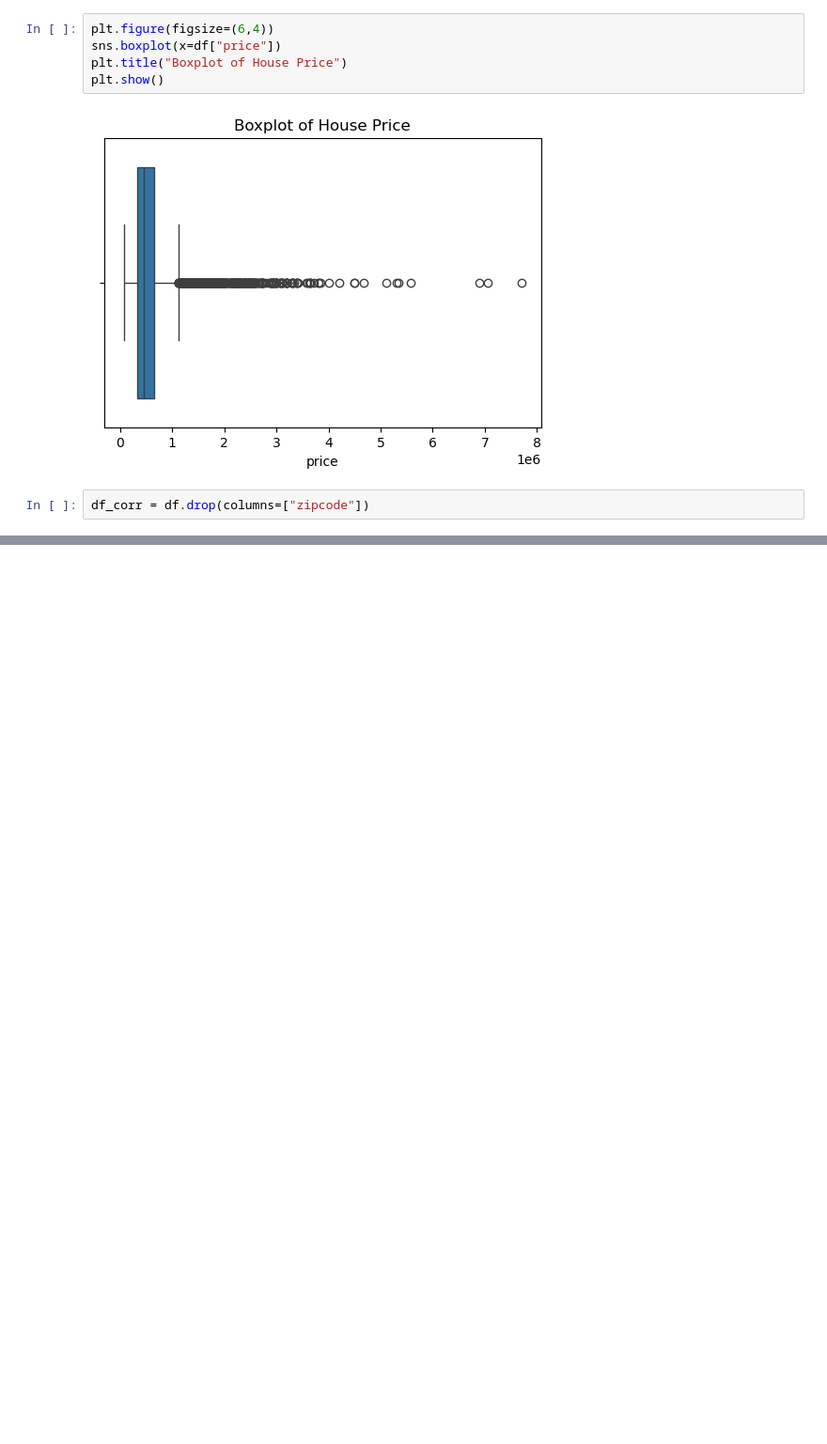
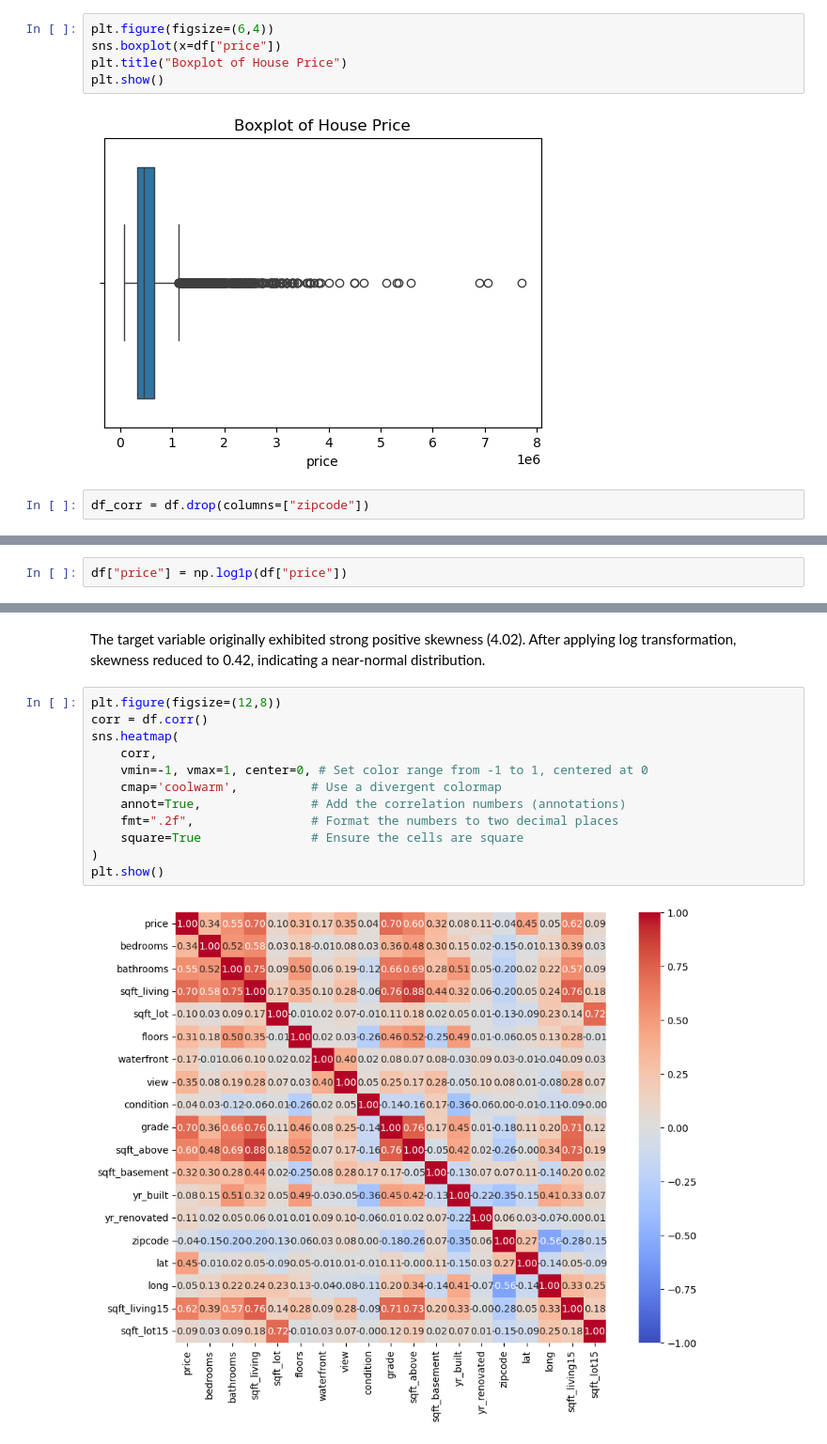
Before and after one commit to HosseinMohebbi/house-price-prediction, a Jupyter notebook: notebooks/01_eda.ipynb, the cells around one changed output, grey strips where cells are left out. Shown at 94% size. Cells and saved outputs as stored; diff of their text form; blank space fills up the shorter version.

```diff
--- a/notebooks/01_eda.ipynb
+++ b/notebooks/01_eda.ipynb
@@ -75,0 +109,2 @@ plt.show()
+# %%
+df["price"] = np.log1p(df["price"])
@@ -75,0 +115,16 @@ plt.show()
+# %% [markdown]
+The target variable originally exhibited strong positive skewness (4.02). After applying log transformation, skewness reduced to 0.42, indicating a near-normal distribution.
+# %%
+plt.figure(figsize=(12,8))
+corr = df.corr()
+sns.heatmap(
+    corr,
+    vmin=-1, vmax=1, center=0, # Set color range from -1 to 1, centered at 0
+    cmap='coolwarm',          # Use a divergent colormap
+    annot=True,               # Add the correlation numbers (annotations)
+    fmt=".2f",                # Format the numbers to two decimal places
+    square=True               # Ensure the cells are square
+)
+plt.show()
+# %% [output]
+[figure, added]
```
Also changed, not shown: parts of 18 cells of this notebook.
